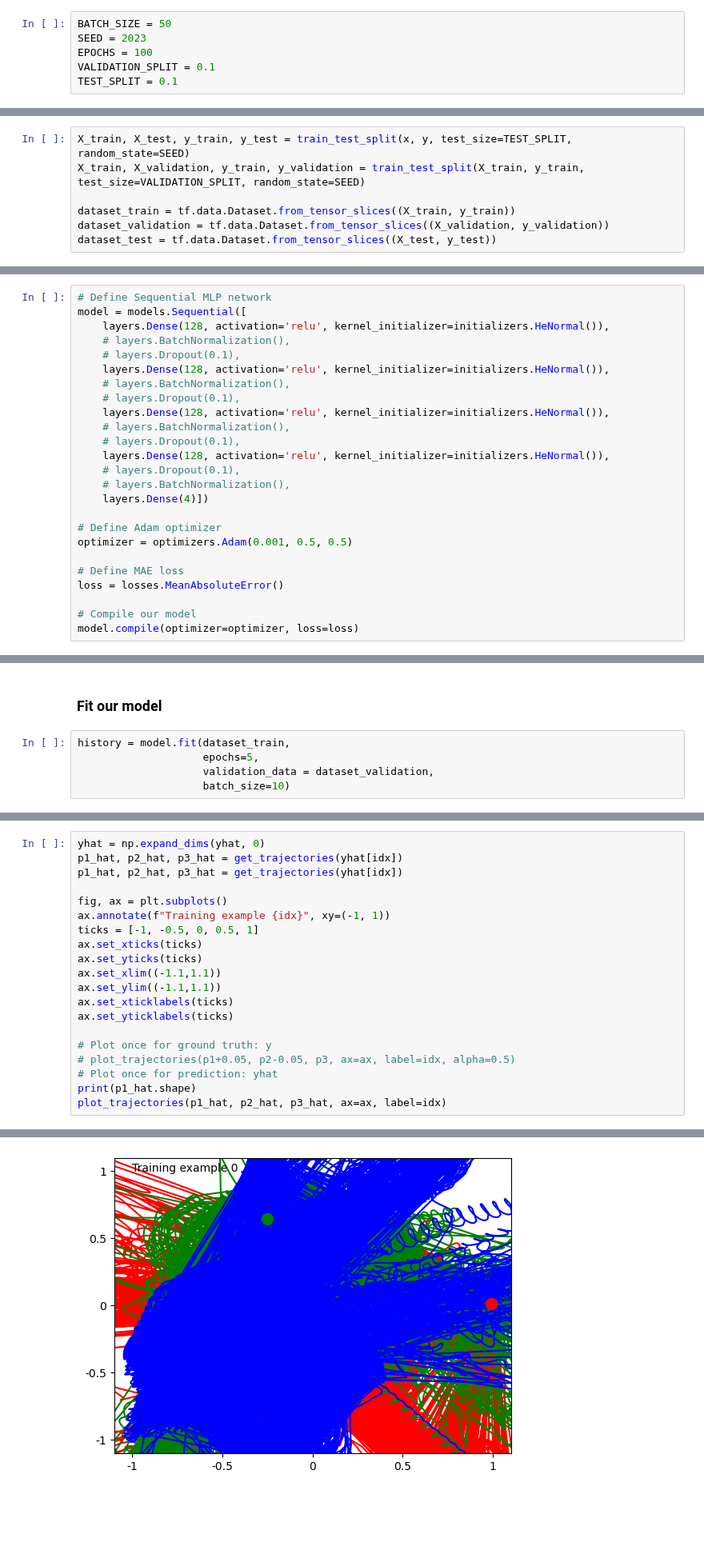
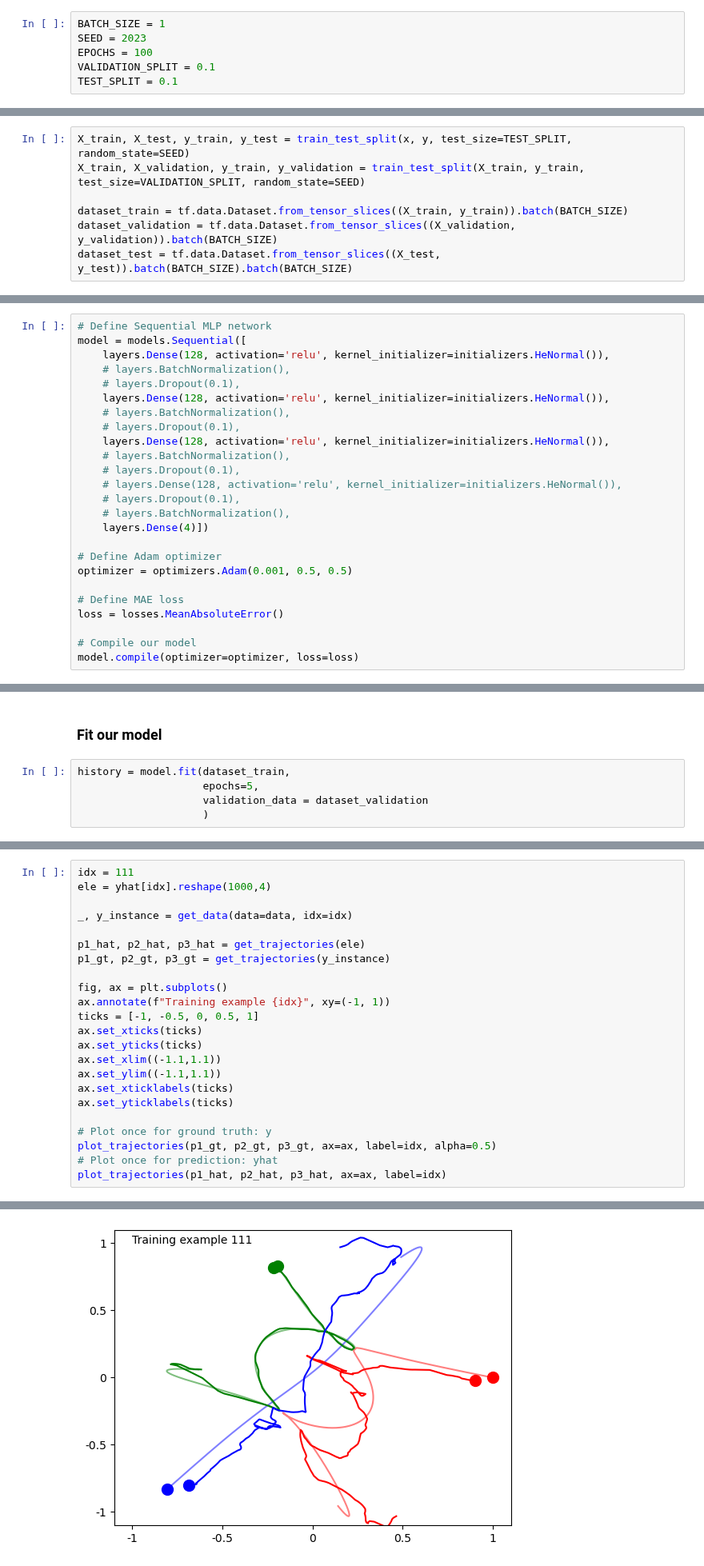
Before and after one commit to stach/lfd-project, a Jupyter notebook: Project2/project2.ipynb, the cells around one changed output, grey strips where cells are left out. Shown at 80% size. Drawn from its saved outputs; the diff is of its cells as text; blank space fills up the shorter version.

```diff
--- a/Project2/project2.ipynb
+++ b/Project2/project2.ipynb
@@ -25,7 +25,7 @@ Available GPUs:  []
 # %% [markdown]
 Define constants
 # %%
-BATCH_SIZE = 50
+BATCH_SIZE = 1
 SEED = 2023
 EPOCHS = 100
 VALIDATION_SPLIT = 0.1
@@ -64,9 +67,9 @@ y = data[:, :, 1:5]
 X_train, X_test, y_train, y_test = train_test_split(x, y, test_size=TEST_SPLIT, random_state=SEED)
 X_train, X_validation, y_train, y_validation = train_test_split(X_train, y_train, test_size=VALIDATION_SPLIT, random_state=SEED)
 
-dataset_train = tf.data.Dataset.from_tensor_slices((X_train, y_train))
-dataset_validation = tf.data.Dataset.from_tensor_slices((X_validation, y_validation))
-dataset_test = tf.data.Dataset.from_tensor_slices((X_test, y_test))
+dataset_train = tf.data.Dataset.from_tensor_slices((X_train, y_train)).batch(BATCH_SIZE)
+dataset_validation = tf.data.Dataset.from_tensor_slices((X_validation, y_validation)).batch(BATCH_SIZE)
+dataset_test = tf.data.Dataset.from_tensor_slices((X_test, y_test)).batch(BATCH_SIZE).batch(BATCH_SIZE)
 # %% [markdown]
 ### Helper functions
 # %%
@@ -177,7 +180,7 @@ model = models.Sequential([
     layers.Dense(128, activation='relu', kernel_initializer=initializers.HeNormal()),
     # layers.BatchNormalization(),
     # layers.Dropout(0.1),
-    layers.Dense(128, activation='relu', kernel_initializer=initializers.HeNormal()),
+    # layers.Dense(128, activation='relu', kernel_initializer=initializers.HeNormal()),
     # layers.Dropout(0.1),
     # layers.BatchNormalization(),
     layers.Dense(4)])
@@ -202,7 +203,7 @@ ValueError: This model has not yet been built. Build the model first by calling
 # %%
 history = model.fit(dataset_train,
                     epochs=5,
-                    validation_data = dataset_validation,
-                    batch_size=10)
+                    validation_data = dataset_validation
+                    )
 # %% [output]
 Epoch 1/5
@@ -233,7 +225,11 @@ ValueError: cannot reshape array of size 3240000 into shape (10,1000,4)
 # %%
-yhat = np.expand_dims(yhat, 0)
-p1_hat, p2_hat, p3_hat = get_trajectories(yhat[idx])
-p1_hat, p2_hat, p3_hat = get_trajectories(yhat[idx])
+idx = 111
+ele = yhat[idx].reshape(1000,4)
+
+_, y_instance = get_data(data=data, idx=idx)
+
+p1_hat, p2_hat, p3_hat = get_trajectories(ele)
+p1_gt, p2_gt, p3_gt = get_trajectories(y_instance)
 
 fig, ax = plt.subplots()
 ax.annotate(f"Training example {idx}", xy=(-1, 1))
@@ -246,8 +242,7 @@ ax.set_xticklabels(ticks)
 ax.set_yticklabels(ticks)
 
 # Plot once for ground truth: y
-# plot_trajectories(p1+0.05, p2-0.05, p3, ax=ax, label=idx, alpha=0.5)
+plot_trajectories(p1_gt, p2_gt, p3_gt, ax=ax, label=idx, alpha=0.5)
 # Plot once for prediction: yhat
-print(p1_hat.shape)
 plot_trajectories(p1_hat, p2_hat, p3_hat, ax=ax, label=idx)
 # %% [output]
@@ -255 +249 @@ plot_trajectories(p1_hat, p2_hat, p3_hat, ax=ax, label=idx)
-[figure, old version]
+[figure, new version]
```
Also changed, not shown: parts of 10 cells of this notebook.
